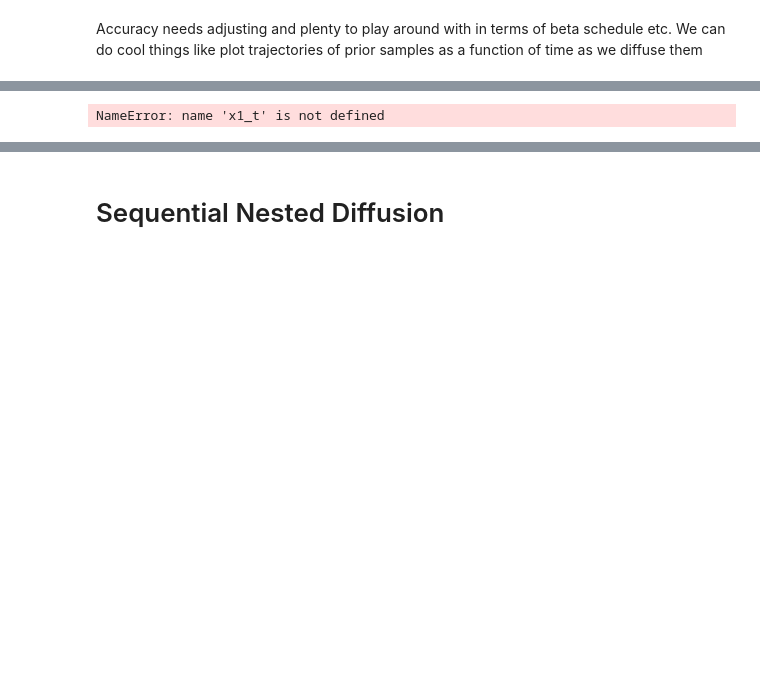
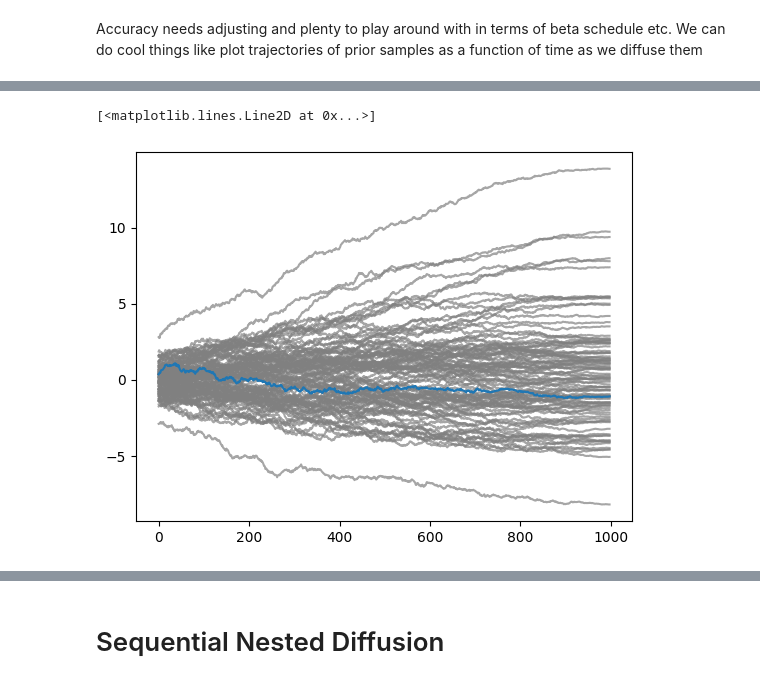
Before and after one commit to yallup/fusions, a Jupyter notebook: tutorial_nested.ipynb, the cells around one changed output, grey strips where cells are left out. Cells and saved outputs as stored; diff of their text form; code cells hidden in the pictures; blank space fills up the shorter version.

```diff
--- a/tutorial_nested.ipynb
+++ b/tutorial_nested.ipynb
@@ -21,5 +39,7 @@ a=chains.plot_2d(a);
 # %% [markdown]
 ## Train the model and use it to make predictions
-# %%
-model.train(n_epochs=1000,batch_size=512,lr=1e-3)
+# %%
+from fusions.network import ScorePriorApprox
+model.score_model= ScorePriorApprox
+model.train(n_epochs=1000,batch_size=128,lr=1e-2,restart=True)
 # %%
@@ -39,9 +60,14 @@ chains.plot_2d(a,alpha=0.5);
 # %%
+# x0=model.sample_prior(1000)
+# x0=np.random.rand(1000,10)+-10
+# x1,x1_t=model.predict(x0,history=True)
+_,x1_t=model.sample_posterior(1000,history=True)
 param_idx=0
 plt.plot(x1_t[:,:100,param_idx], color="gray", alpha=0.7);
 plt.plot(x1_t[:,101,param_idx], color="C0")
 # %% [output]
-NameError: name 'x1_t' is not defined
+[<matplotlib.lines.Line2D at 0x...>]
+[figure, added]
 # %%
 # x0=np.random.randn(100,5)*0.1
 # x0=np.zeros((100,5))
```
Also changed, not shown: parts of 11 cells of this notebook, 3 other files.
